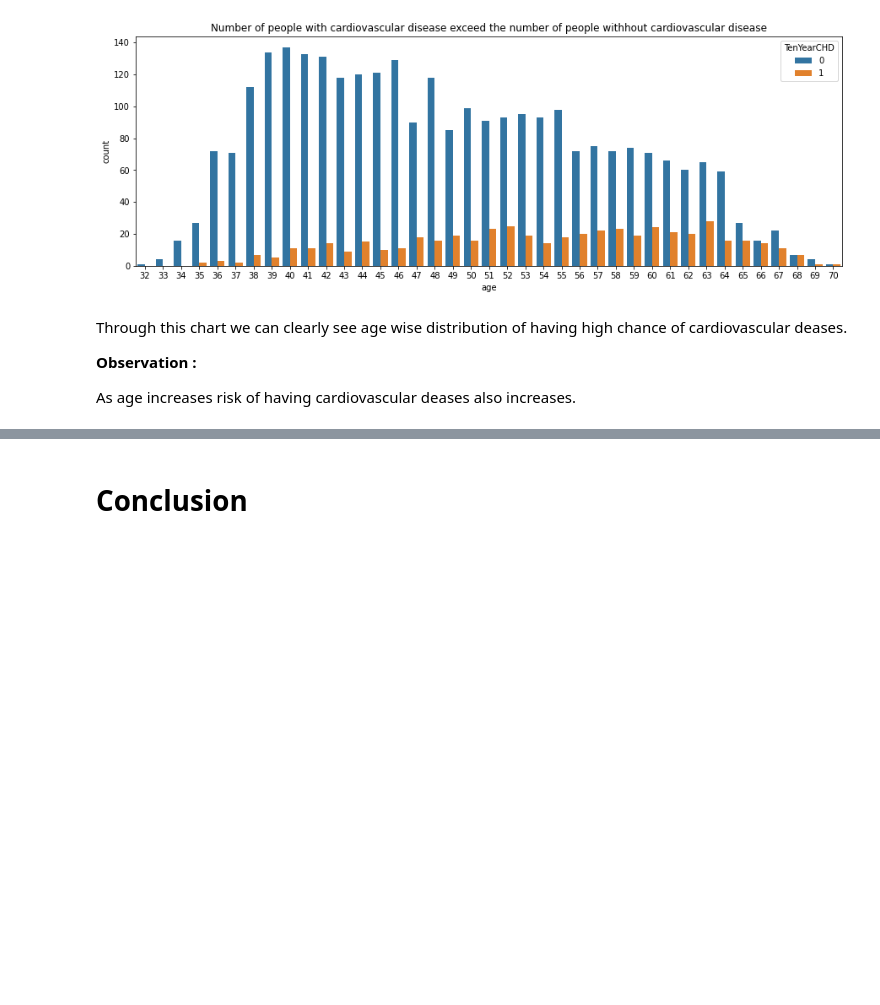
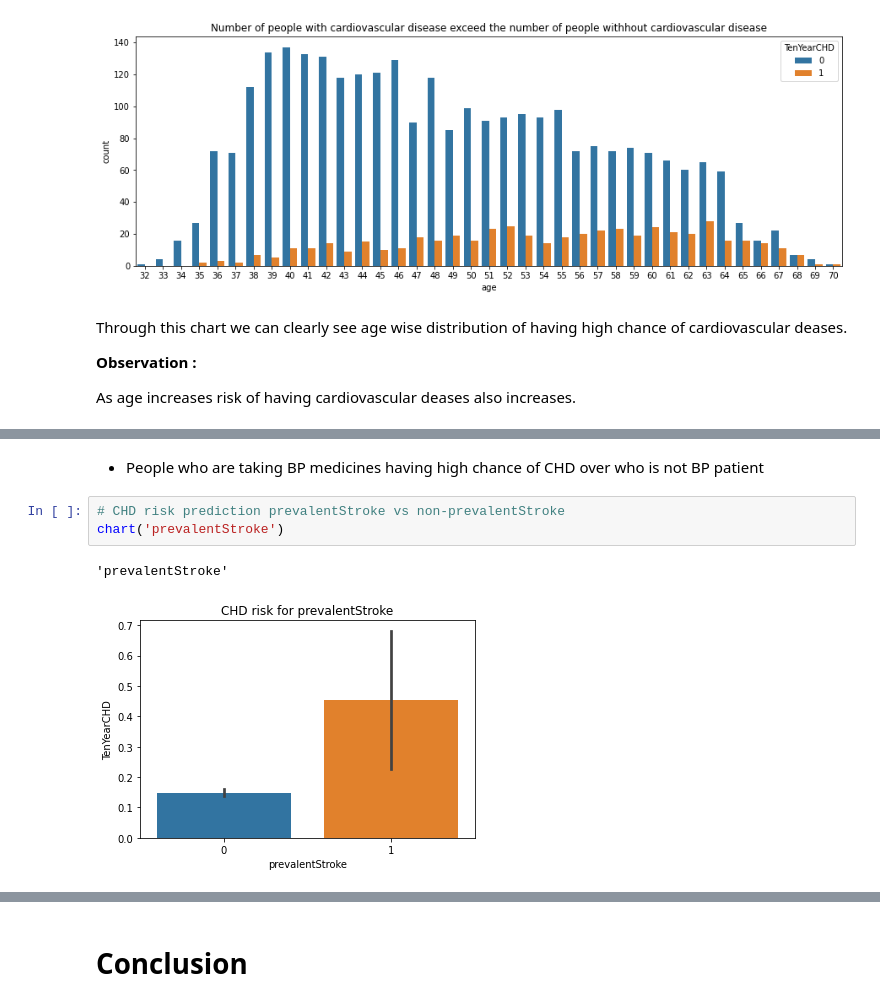
Before and after one commit to Jaypardeshii/Cardiovascular-Risk-Prediction, a Jupyter notebook: Cardiovascular_Risk_Prediction.ipynb, the cells around one changed output, grey strips where cells are left out. Saved outputs shown, nothing was run; the diff lists cells and outputs as text; blank space fills up the shorter version.

```diff
--- a/Cardiovascular_Risk_Prediction.ipynb
+++ b/Cardiovascular_Risk_Prediction.ipynb
@@ -973,0 +560,8 @@ Answer Here.
+# %% [markdown]
+* People who are taking BP medicines having high chance of CHD over who is not BP patient
+# %%
+# CHD risk prediction prevalentStroke vs non-prevalentStroke
+chart('prevalentStroke')
+# %% [output]
+'prevalentStroke'
+[figure, added]
```
Also changed, not shown: parts of 397 cells of this notebook.
